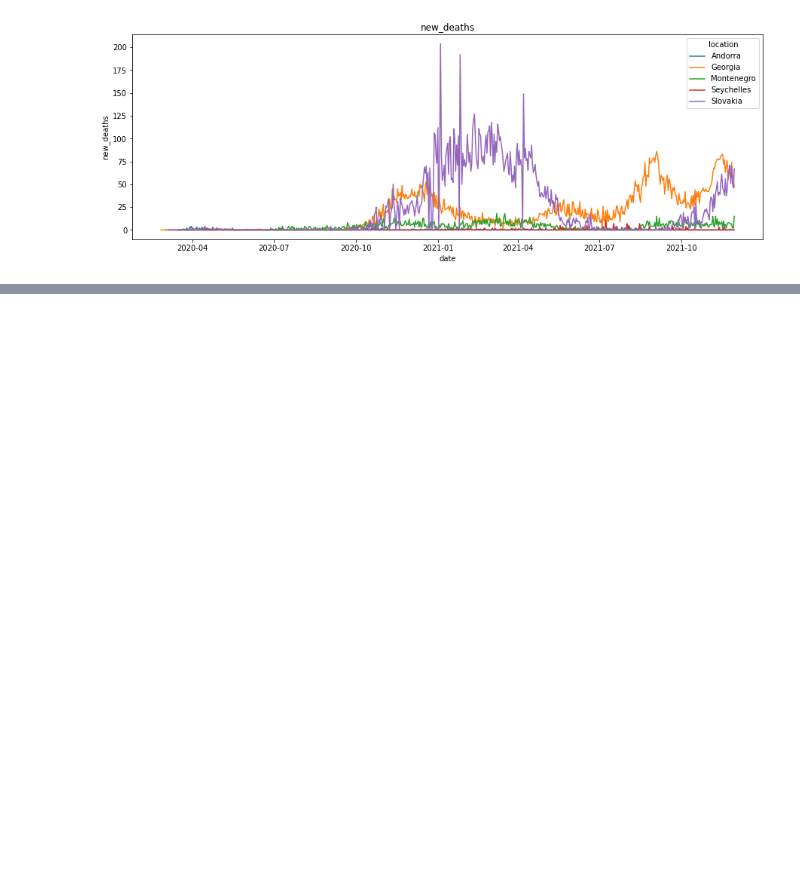
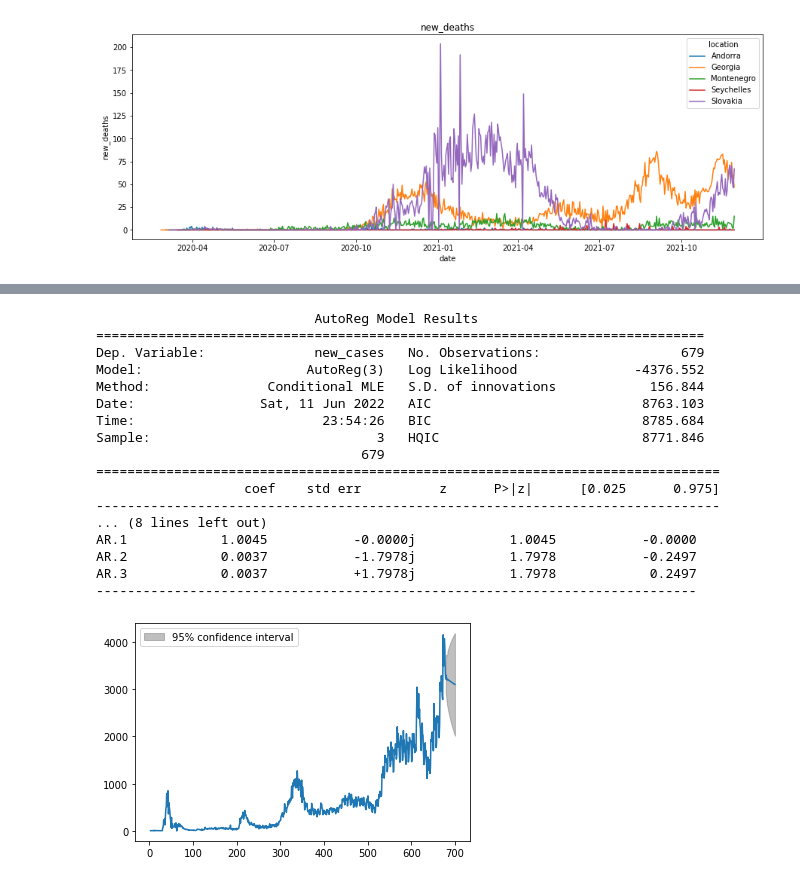
Before and after one commit to suhyehye/ADP-study, a Jupyter notebook: Kaggle1/캐글모의고사/17회/2.ipynb, the cells around one changed output, grey strips where cells are left out. Drawn from its saved outputs; the diff is of its cells as text; code cells hidden in the pictures; blank space fills up the shorter version.

```diff
--- a/Kaggle1/캐글모의고사/17회/2.ipynb
+++ b/Kaggle1/캐글모의고사/17회/2.ipynb
@@ -81,0 +112,3 @@ for v in ['total_cases','new_cases','total_deaths','new_deaths']:
+# %%
+ko = df[df.location == 'South Korea'].reset_index(drop=True)
+ko.head()
@@ -81,0 +122,25 @@ for v in ['total_cases','new_cases','total_deaths','new_deaths']:
+# %%
+from statsmodels.tsa.ar_model import AutoReg
+mod = AutoReg(ko.new_cases,3,old_names=False)
+res = mod.fit()
+print(res.summary())
+fig = res.plot_predict(1,700)
+# %% [output]
+                            AutoReg Model Results
+==============================================================================
+Dep. Variable:              new_cases   No. Observations:                  679
+Model:                     AutoReg(3)   Log Likelihood               -4376.552
+Method:               Conditional MLE   S.D. of innovations            156.844
+Date:                Sat, 11 Jun 2022   AIC                           8763.103
+Time:                        23:54:26   BIC                           8785.684
+Sample:                             3   HQIC                          8771.846
+                                  679
+================================================================================
+                   coef    std err          z      P>|z|      [0.025      0.975]
+--------------------------------------------------------------------------------
+... (8 lines left out)
+AR.1            1.0045           -0.0000j            1.0045           -0.0000
+AR.2            0.0037           -1.7978j            1.7978           -0.2497
+AR.3            0.0037           +1.7978j            1.7978            0.2497
+-----------------------------------------------------------------------------
+[figure, added]
```
Also changed, not shown: parts of 8 cells of this notebook.
